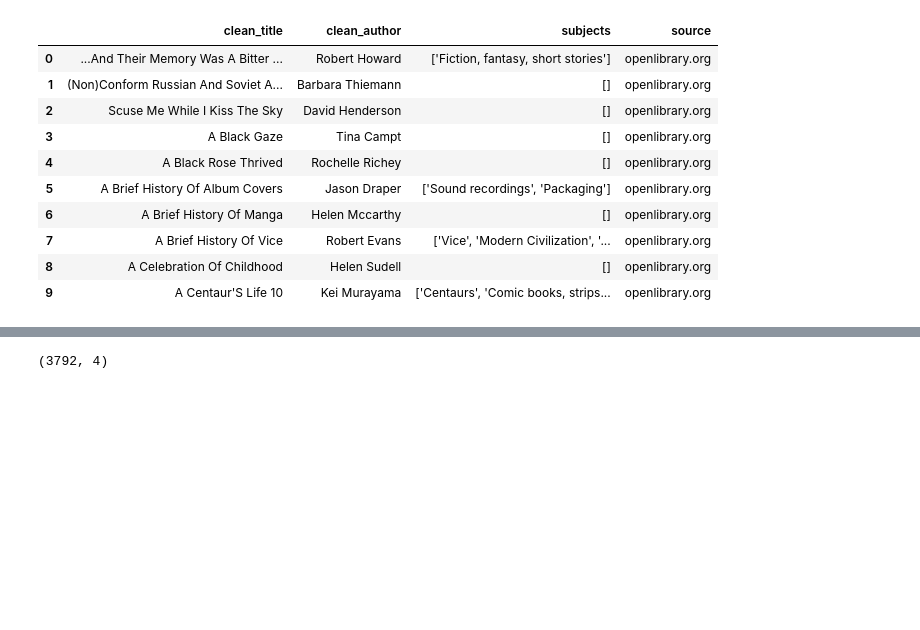
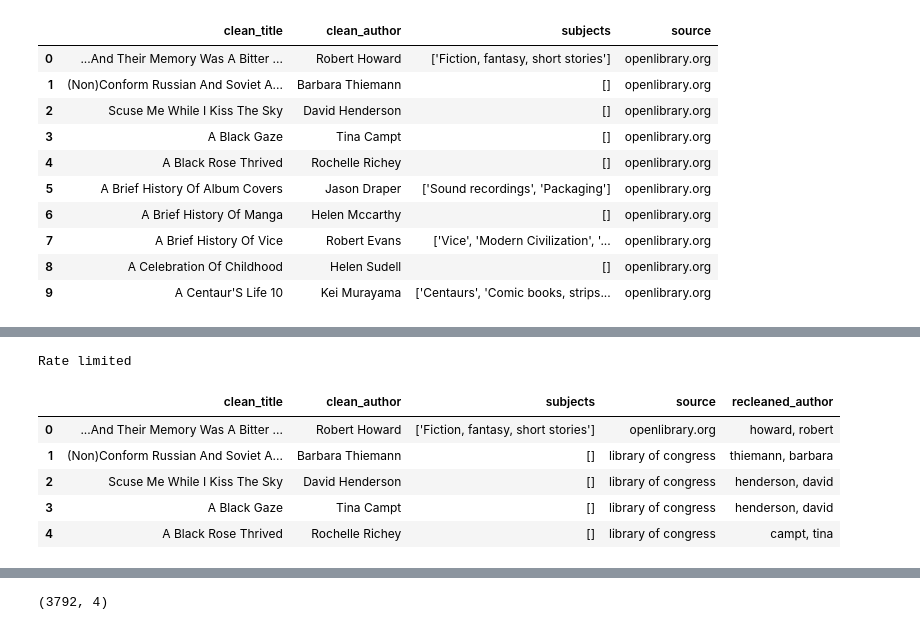
Before and after one commit to arpettey/python_bootcamp, a Jupyter notebook: Banned-Books.ipynb, the cells around one changed output, grey strips where cells are left out. Drawn from its saved outputs; the diff is of its cells as text; code cells hidden in the pictures; blank space fills up the shorter version.

```diff
--- a/Banned-Books.ipynb
+++ b/Banned-Books.ipynb
@@ -495,0 +591,18 @@ books.head(10)
+# %%
+my_test = get_subject(
+    row["clean_title"],
+    row["recleaned_author"]
+)
+
+print(subject)
+# %% [output]
+Rate limited
+# %%
+books_second.head()
+# %% [output]
+|  | clean_title | clean_author | subjects | source | recleaned_author |
+| 0 | ...And Their Memory Was A Bitter ... | Robert Howard | ['Fiction, fantasy, short stories'] | openlibrary.org | howard, robert |
+| 1 | (Non)Conform Russian And Soviet A... | Barbara Thiemann | [] | library of congress | thiemann, barbara |
+| 2 | Scuse Me While I Kiss The Sky | David Henderson | [] | library of congress | henderson, david |
+| 3 | A Black Gaze | Tina Campt | [] | library of congress | henderson, david |
+| 4 | A Black Rose Thrived | Rochelle Richey | [] | library of congress | campt, tina |
```
Also changed, not shown: parts of 17 cells of this notebook.
